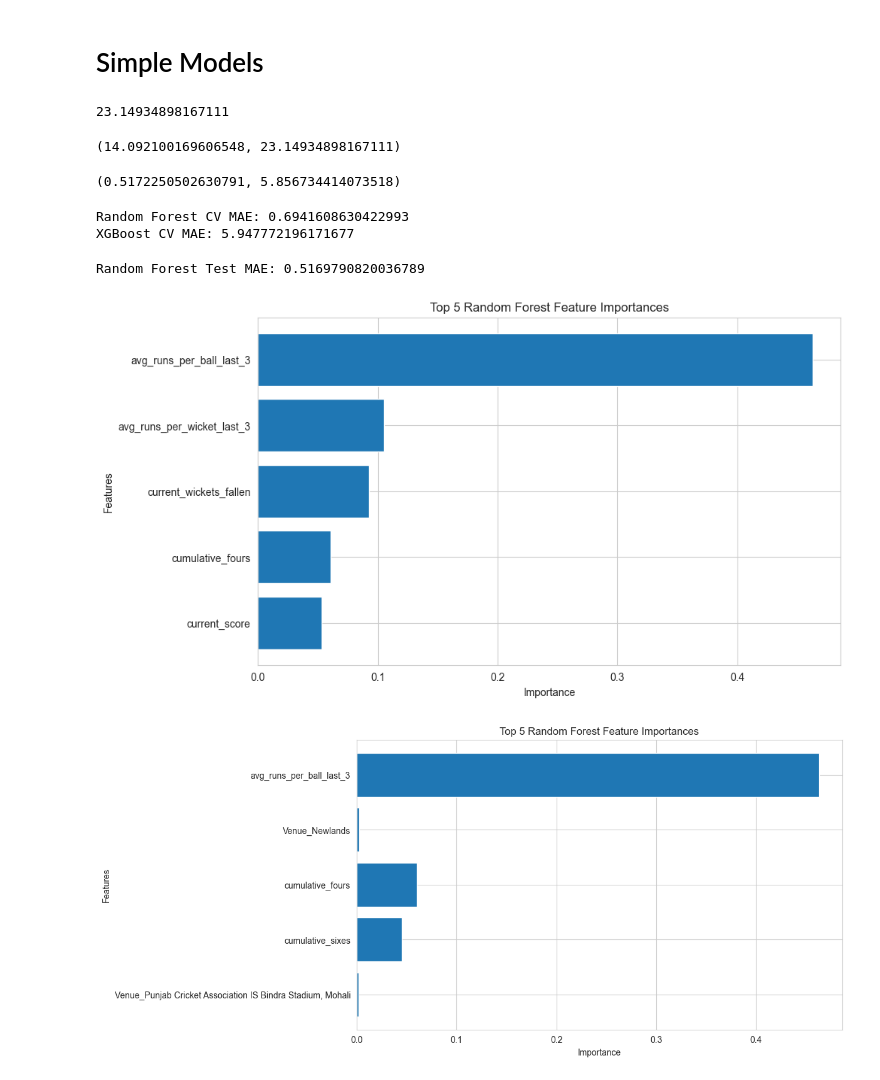
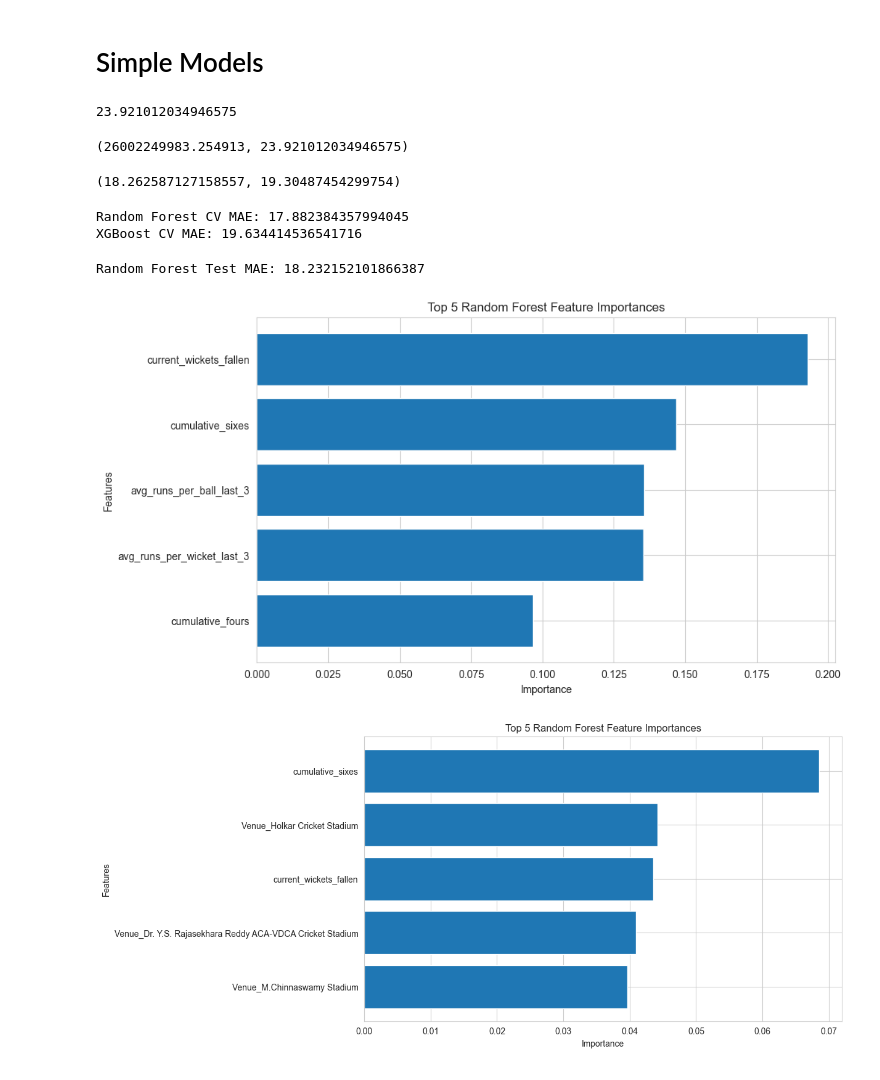
Before and after one commit to rohitbhamidi/ipl-score-pred, a Jupyter notebook: archive/engineering_eda.ipynb, the cells around one changed output. Saved outputs shown, nothing was run; the diff lists cells and outputs as text; code cells hidden in the pictures.

```diff
--- a/archive/engineering_eda.ipynb
+++ b/archive/engineering_eda.ipynb
@@ -77,12 +97,16 @@ first_innings_totals['runs_per_wicket'] = first_innings_totals['total_runs'] / f
 
 # We will now calculate the average of these values for the last three games for each team
 first_innings_totals.sort_values(by=['BattingTeam', 'Date'], ascending=True, inplace=True)
-first_innings_totals['avg_runs_per_ball_last_3'] = first_innings_totals.groupby('BattingTeam')['runs_per_ball'].transform(
-    lambda x: x.rolling(window=3, min_periods=1).mean()
+first_innings_totals['avg_runs_per_ball_last_3'] = (
+    first_innings_totals.groupby('BattingTeam')['runs_per_ball']
+    .transform(lambda x: x.shift(1).rolling(window=3, min_periods=1).mean())
 )
-first_innings_totals['avg_runs_per_wicket_last_3'] = first_innings_totals.groupby('BattingTeam')['runs_per_wicket'].transform(
-    lambda x: x.rolling(window=3, min_periods=1).mean()
+
+first_innings_totals['avg_runs_per_wicket_last_3'] = (
+    first_innings_totals.groupby('BattingTeam')['runs_per_wicket']
+    .transform(lambda x: x.shift(1).rolling(window=3, min_periods=1).mean())
 )
+
 
 # Now, we'll select the relevant columns to add to the structured_df
 form_features = first_innings_totals[['ID', 'avg_runs_per_ball_last_3', 'avg_runs_per_wicket_last_3']]
@@ -208,3 +238,4 @@ venue_encoded_df = pd.get_dummies(structured_df_with_form['Venue'], prefix='Venu
 model_df = structured_df_with_form.join(venue_encoded_df)
 # %%
 model_df = model_df.drop(columns=['Venue'])
+model_df = model_df.dropna()
@@ -217,16 +242,16 @@ import xgboost as xgb
+# %%
+X_train = model_df.drop(columns=['ID', 'final_score']).head(int(len(model_df) * 0.75))
+X_test = model_df.drop(columns=['ID', 'final_score']).tail(int(len(model_df) * 0.25))
+y_train = model_df['final_score'].head(int(len(model_df) * 0.75))
+y_test = model_df['final_score'].tail(int(len(model_df) * 0.25))
 # %%
-X_train, X_test, y_train, y_test = train_test_split(
-    model_df.drop(columns=['ID', 'final_score']),
-    model_df['final_score'],
-    test_size=0.2
-)
 mean_final_score = y_train.mean()
 mean_predictions = [mean_final_score] * len(y_test)
 mae_mean_model = mean_absolute_error(y_test, mean_predictions)
 
 mae_mean_model
 # %% [output]
-23.14934898167111
+23.921012034946575
 # %%
 linear_model = LinearRegression()
 linear_model.fit(X_train, y_train)
@@ -234,7 +259,7 @@ y_pred = linear_model.predict(X_test)
 mae_linear_model = mean_absolute_error(y_test, y_pred)
 mae_linear_model, mae_mean_model # Returning both the MAE of the linear model and the baseline for comparison
 # %% [output]
-(14.092100169606548, 23.14934898167111)
+(26002249983.254913, 23.921012034946575)
 # %%
 random_forest_model = RandomForestRegressor()
 random_forest_model.fit(X_train, y_train)
@@ -248,7 +273,7 @@ mae_xgboost = mean_absolute_error(y_test, y_pred_xgb)
 
 mae_random_forest, mae_xgboost # Return the MAE of both models for comparison
 # %% [output]
-(0.5172250502630791, 5.856734414073518)
+(18.262587127158557, 19.30487454299754)
 # %%
 # Initialize the models
 random_forest_model = RandomForestRegressor()
@@ -265,8 +290,8 @@ xgb_cv_mae = -xgb_cv_scores.mean()
 print(f'Random Forest CV MAE: {rf_cv_mae}')
 print(f'XGBoost CV MAE: {xgb_cv_mae}')
 # %% [output]
-Random Forest CV MAE: 0.6941608630422993
-XGBoost CV MAE: 5.947772196171677
+Random Forest CV MAE: 17.882384357994045
+XGBoost CV MAE: 19.634414536541716
 # %%
 random_forest_model.fit(X_train, y_train)
 rf_feature_importances = random_forest_model.feature_importances_
@@ -278,27 +303,27 @@ y_pred = random_forest_model.predict(X_test)
 rf_test_mae = mean_absolute_error(y_pred=y_pred, y_true=y_test)
 print(f"Random Forest Test MAE: {rf_test_mae}")
 # %% [output]
-Random Forest Test MAE: 0.5169790820036789
+Random Forest Test MAE: 18.232152101866387
 # %%
 sorted_idx_rf = rf_feature_importances.argsort()[-5:]
 top_features_rf = X_train.columns[sorted_idx_rf]
 
 plt.figure(figsize=(10, 6))
 plt.barh(top_features_rf, rf_feature_importances[sorted_idx_rf])
 plt.title('Top 5 Random Forest Feature Importances')
 plt.xlabel('Importance')
 plt.ylabel('Features')
 plt.show()
 
 sorted_idx_xgb = xgb_feature_importances.argsort()[-5:]
 top_features_xgb = X_train.columns[sorted_idx_xgb]
 
 plt.figure(figsize=(10, 6))
-plt.barh(top_features_xgb, rf_feature_importances[sorted_idx_xgb])
+plt.barh(top_features_xgb, xgb_feature_importances[sorted_idx_xgb])
 plt.title('Top 5 Random Forest Feature Importances')
 plt.xlabel('Importance')
 plt.ylabel('Features')
 plt.show()
 # %% [output]
-[figure, old version]
+[figure, new version]
-[figure, old version]
+[figure, new version]
```
Also changed, not shown: parts of 8 cells of this notebook, 3 other files.
